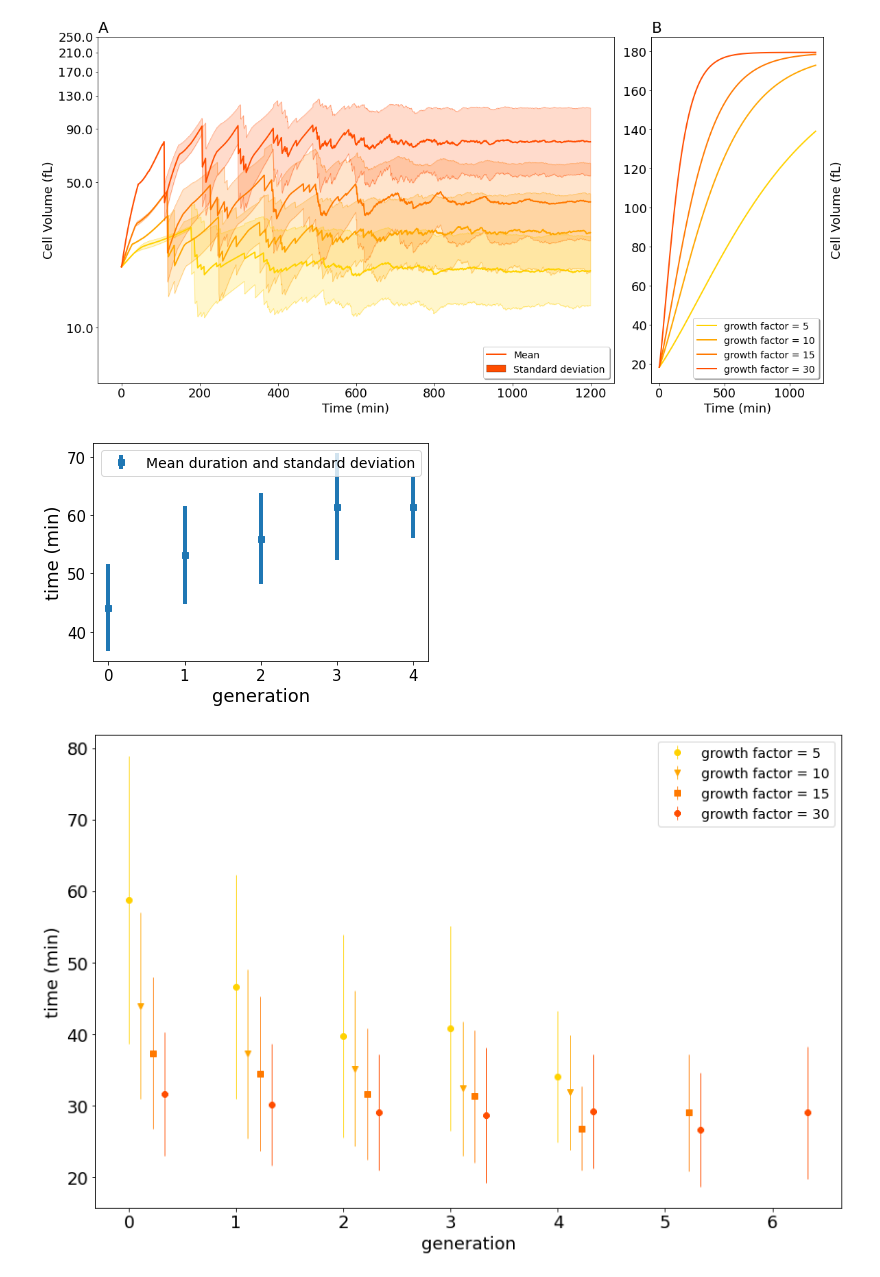
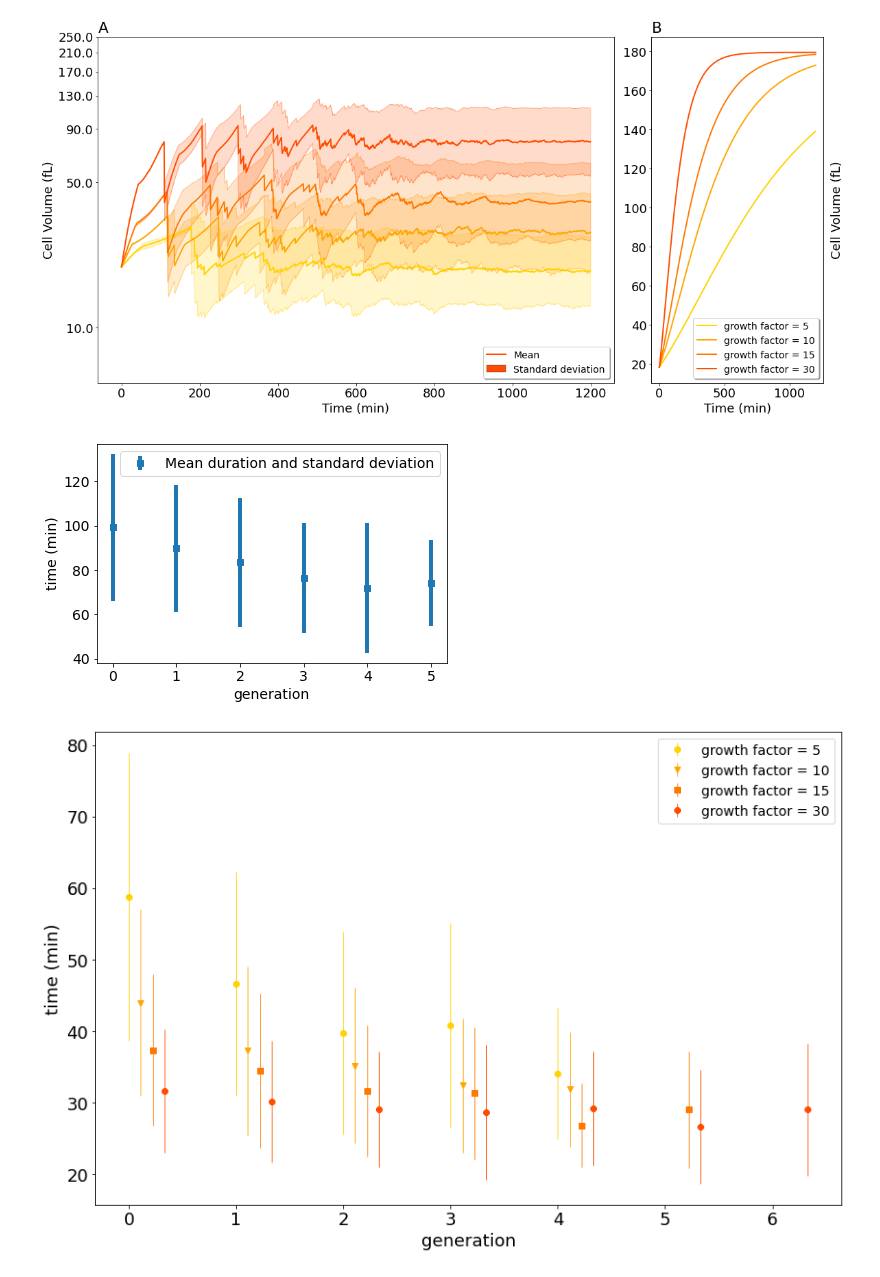
Before and after one commit to LPolczynski/Bachelor_Thesis, a Jupyter notebook: jupyter/thesis/main_model.ipynb, the cells around one changed output. Cells and saved outputs as stored; diff of their text form; code cells hidden in the pictures.

```diff
--- a/jupyter/thesis/main_model.ipynb
+++ b/jupyter/thesis/main_model.ipynb
@@ -1438,14 +1675,14 @@ plot_vol_pop_single(pop_dires,single_dires ,labels, 'Volume_growthfactor', save_
 1200 1200 1200
 [figure]
 # %%
-pop_dir = './MM/growth-30/'
+pop_dir = './MM_cB/growth-10/'
 save_dir = './'
+#plot_G1(pop_dir,save_dir)
 plot_G2(pop_dir,save_dir)
-#plot_G2(pop,save_dir)
 #plot_pop_volume_life(pop, 'Time (min)', 'Cell volume (fL)', 'lifecycle_V_'+filename_sim+'.pdf', 1, 10000, save_dir)
 #Parallel(n_jobs=-1)(delayed(plot_species)(pop[cell_nr],save_dir,cell_nr) for cell_nr in range(min(len(pop),10)))
 # %% [output]
-[figure, old version]
+[figure, new version]
 # %%
 dires = ['./MM/growth-5/','./MM/growth-10/','./MM/growth-15/','./MM/growth-30/']
 save_dir = './'
```
Also changed, not shown: parts of 15 cells of this notebook, 5 other files.
